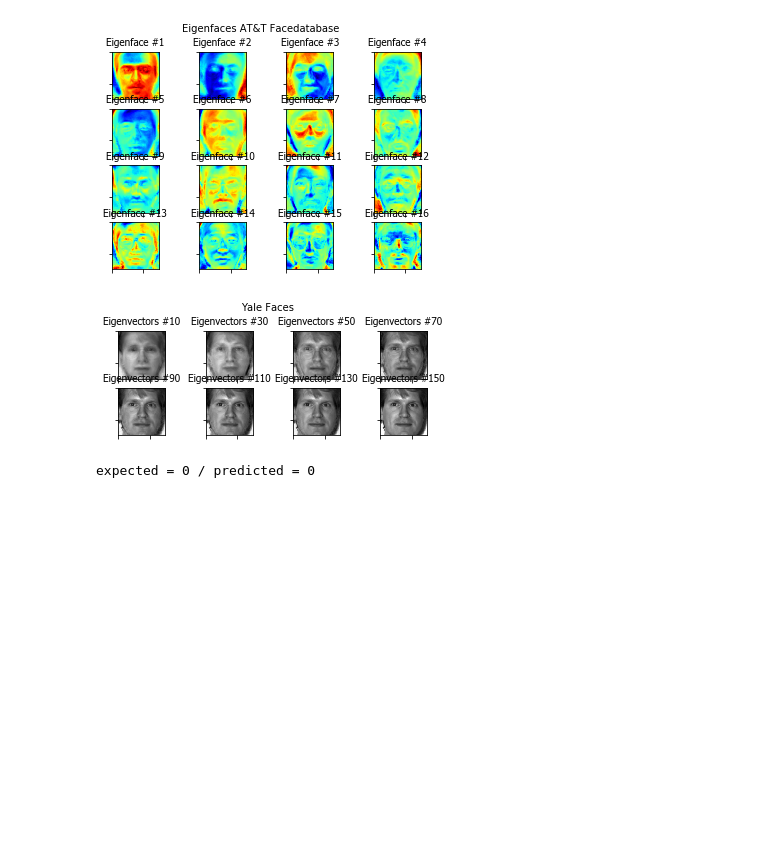
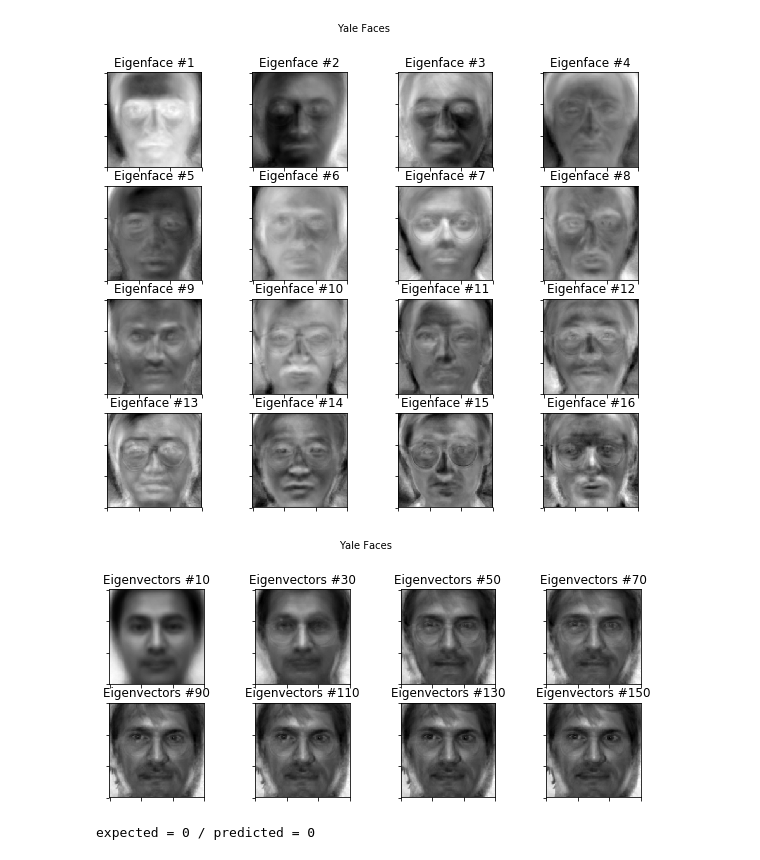
Before and after one commit to JakeBx/face_rec_DL_demo, a Jupyter notebook: 99_eigenfaces_numpy.ipynb, the cells around one changed output. Saved outputs shown, nothing was run; the diff lists cells and outputs as text; code cells hidden in the pictures; blank space fills up the shorter version.

Commit message:
numpy eigen vectors update

```diff
--- a/99_eigenfaces_numpy.ipynb
+++ b/99_eigenfaces_numpy.ipynb
@@ -7,6 +7,7 @@ import sys
 import cv2
 
 %matplotlib inline
+plt.rcParams['figure.figsize'] = (10, 8)
 # %%
 faceDetectClassifier = cv2.CascadeClassifier("models/haarcascade_frontalface_default.xml")
 # %%
@@ -93,9 +70,6 @@ def reconstruct(W, Y, mu=None):
         return np.dot(Y,W.T)
     return np.dot(Y, W.T) + mu
 # %%
-def create_font(fontname='Tahoma', fontsize=10):
-    return { 'fontname': fontname, 'fontsize':fontsize }
-
 def subplot(title, images, rows, cols, sptitle="subplot", sptitles=[], colormap=cm.gray, ticks_visible=True, filename=None):
     fig = plt.figure()
     # main title
@@ -105,39 +79,31 @@ def subplot(title, images, rows, cols, sptitle="subplot", sptitles=[], colormap=
         plt.setp(ax0.get_xticklabels(), visible=False)
         plt.setp(ax0.get_yticklabels(), visible=False)
         if len(sptitles) == len(images):
-            plt.title("%s #%s" % (sptitle, str(sptitles[i])), create_font('Tahoma',10))
+            plt.title("%s #%s" % (sptitle, str(sptitles[i])))
         else:
-            plt.title("%s #%d" % (sptitle, (i+1)), create_font('Tahoma',10))
+            plt.title("%s #%d" % (sptitle, (i+1)))
         plt.imshow(np.asarray(images[i]), cmap=colormap)
     if filename is None:
         plt.show()
     else:
         fig.savefig(filename)
-
-def imsave(image, title="", filename=None):
-    plt.figure()
-    plt.imshow(np.asarray(image))
-    plt.title(title, create_font('Tahoma',10))
-    if filename is None:
-        plt.show()
-    else:
-        fig.savefig(filename)
 # %%
 # read images
-[X,y] = read_images("data/yalefaces")
+X, y = read_images("data/yalefaces")
+nb_samples, h, w = X.shape
 # perform a full pca
-[D, W, mu] = pca(asRowMatrix(X), y)
+D, W, mu = pca(X.reshape(nb_samples,h*w), y)
 
 # turn the first (at most) 16 eigenvectors into grayscale
 # images (note: eigenvectors are stored by column!)
 E = []
 for i in range(min(len(X), 16)):
     e = W[:,i].reshape(X[0].shape)
-    E.append(normalize(e,0,255))
+    E.append(normalize(e))
 # plot them
-subplot(title="Eigenfaces AT&T Facedatabase", images=E, rows=4, cols=4, sptitle="Eigenface", colormap=cm.jet)
+subplot(title="Yale Faces", images=E, rows=4, cols=4, sptitle="Eigenface", colormap=cm.gray)
 # %% [output]
-[figure, old version]
+[figure, new version]
 # %%
 # reconstruction steps
 steps=[i for i in range(10, min(len(X), 320), 20)]
@@ -148,11 +114,11 @@ for i in range(min(len(steps), 16)):
     R = reconstruct(W[:,0:numEvs], P, mu)
     # reshape and append to plots
     R = R.reshape(X[0].shape)
-    E.append(normalize(R,0,255))
+    E.append(normalize(R))
 # plot them
 subplot(title="Yale Faces", images=E, rows=4, cols=4, sptitle="Eigenvectors", sptitles=steps, colormap=cm.gray)
 # %% [output]
-[figure, old version]
+[figure, new version]
 # %%
 class AbstractDistance(object):
     def __init__(self, name):
```
Also changed, not shown: parts of 2 cells of this notebook.
